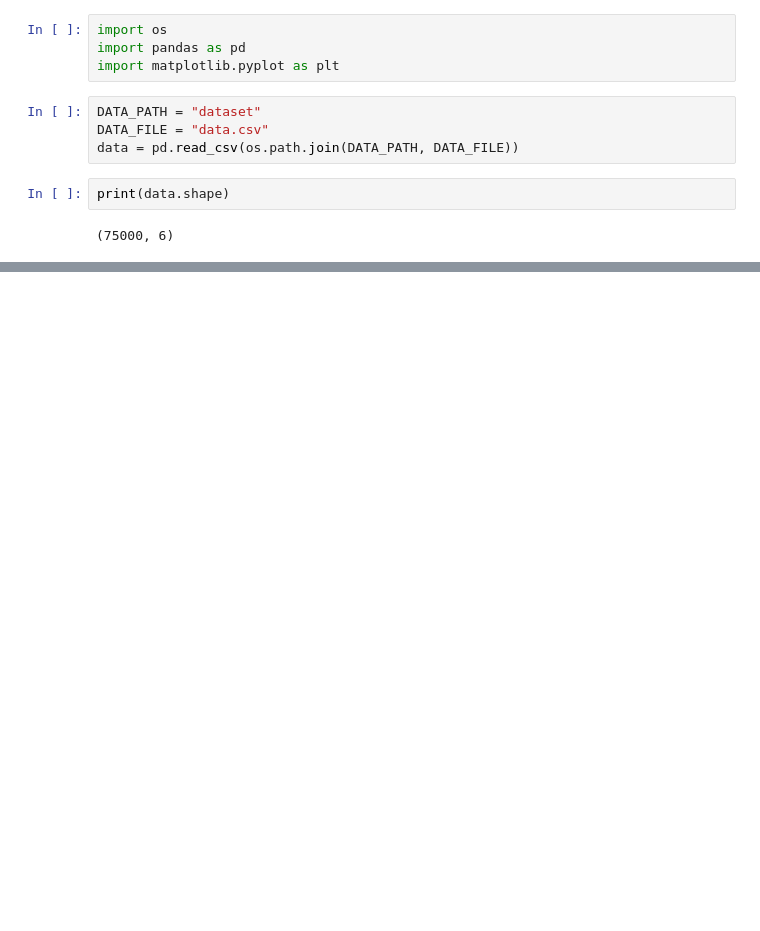
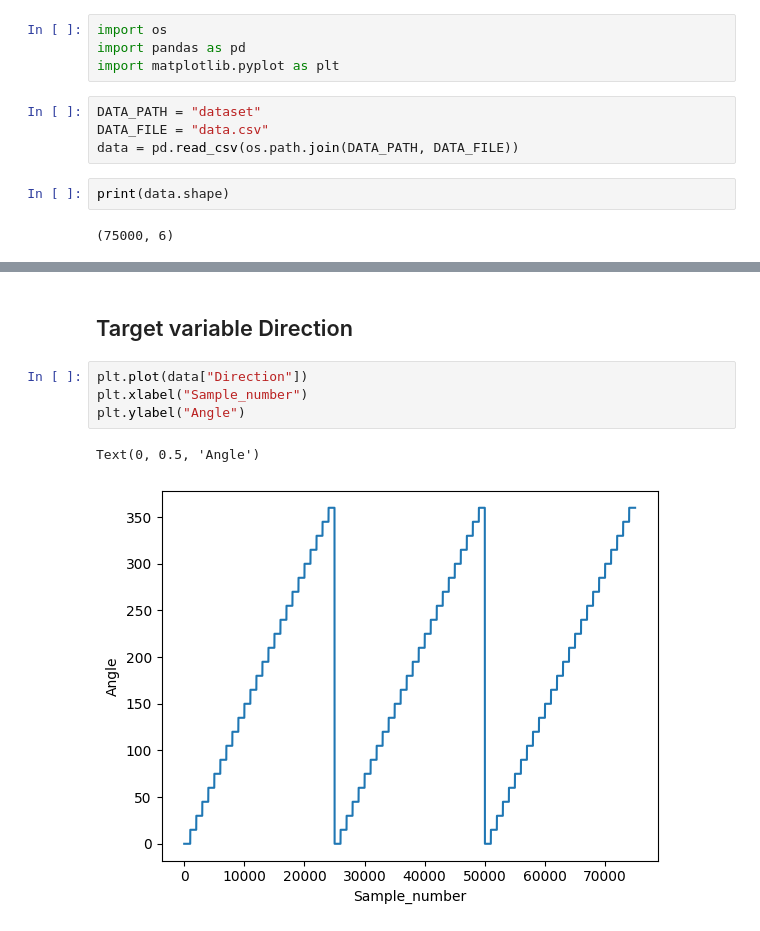
Before and after one commit to cksajil/anemometer, a Jupyter notebook: eda_anemometer.ipynb, the cells around one changed output, grey strips where cells are left out. Drawn from its saved outputs; the diff is of its cells as text; blank space fills up the shorter version.

Commit message:
Updated eda with plots

```diff
--- a/eda_anemometer.ipynb
+++ b/eda_anemometer.ipynb
@@ -31,0 +32,9 @@ data.describe()
+# %% [markdown]
+## Target variable Direction
+# %%
+plt.plot(data["Direction"])
+plt.xlabel("Sample_number")
+plt.ylabel("Angle")
+# %% [output]
+Text(0, 0.5, 'Angle')
+[figure, added]
```
Also changed, not shown: parts of 11 cells of this notebook.
